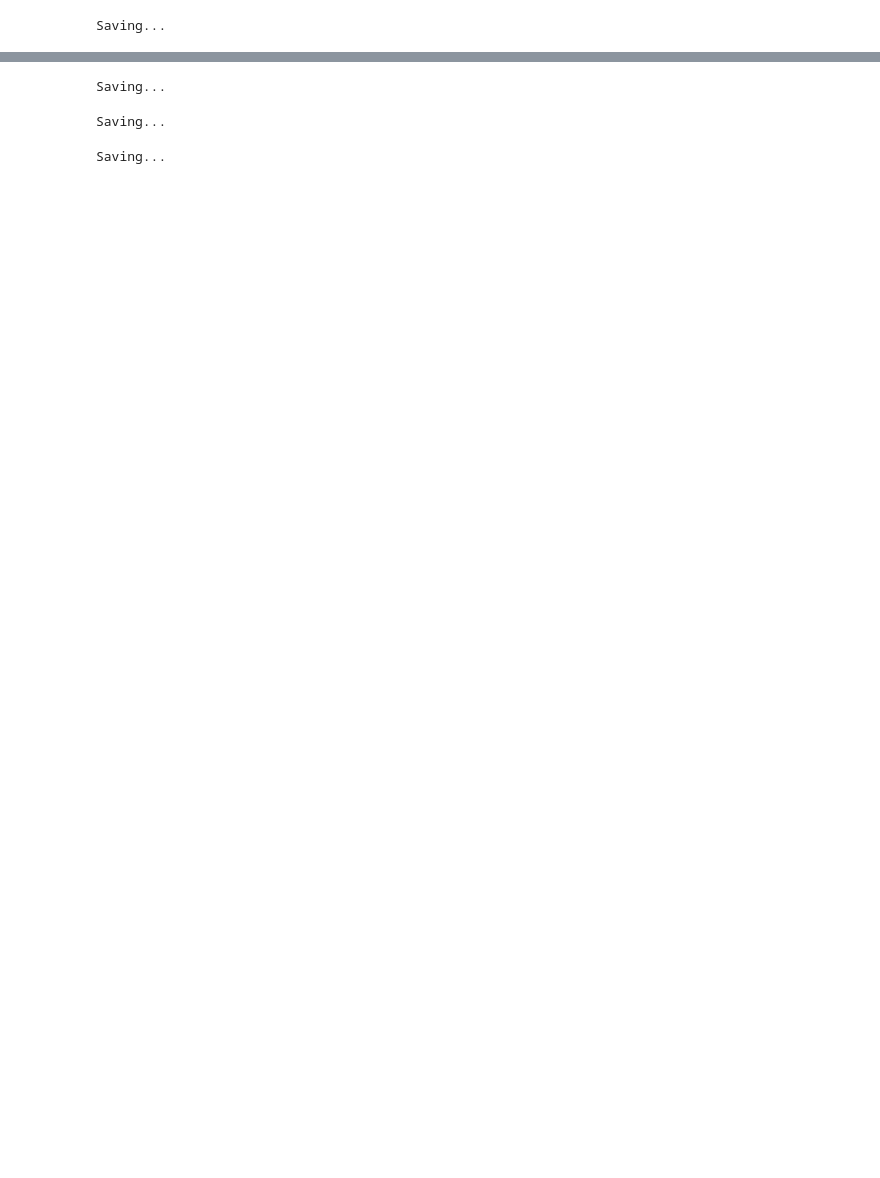
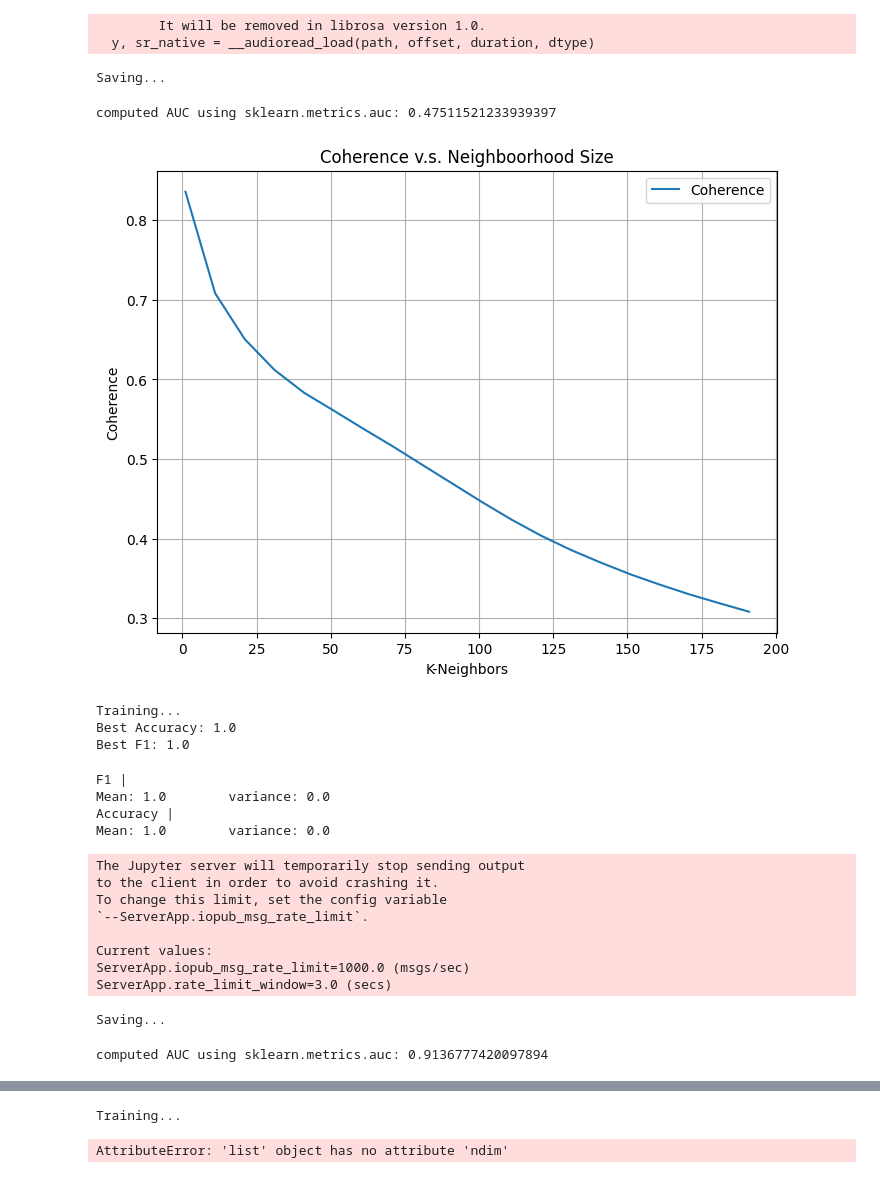
Before and after one commit to Gorp5/ContrastiveMusicLearning, a Jupyter notebook: src/MetricEvaluation.ipynb, the cells around one changed output, grey strips where cells are left out. Drawn from its saved outputs; the diff is of its cells as text; code cells hidden in the pictures; blank space fills up the shorter version.

```diff
--- a/src/MetricEvaluation.ipynb
+++ b/src/MetricEvaluation.ipynb
@@ -229,6 +343,64 @@ def process_song():
+# %%
+from torch.nn import BCEWithLogitsLoss
+from data.data_utils import MTAT
+from torch.utils.data import DataLoader
+import torch.nn
+
+directory = "D:\\SongsDataset\\MTAT\\"
+MTAT_dataset = MTAT(directory)
+MTAT_dataloader = DataLoader(
+    MTAT_dataset,
+    batch_size=1,
+    shuffle=True,
+    num_workers=2,
+    prefetch_factor=1
+)
+
+def mtat_eval(model, name, chunking=True, chunk_size=1024, averaging=True, k=100, already_generated=False, granularity=5):
+    if not already_generated:
+        generate_evaluation_dataset(model, "MTAT", MTAT_dataloader, name, chunking=chunking, chunk_size=chunk_size, averaging=averaging)
+
+    num_classes = 10
+
+    directory = f"D:\\SongsDataset\\MTAT\\latent_datasets\\{name}\\"
+    latent_dataset = LatentDataset(directory + "full-set\\", num_classes=num_classes)
+
+    local_tag_coherence(latent_dataset, max_k=k, granularity=granularity)
+
+    params = grid_search(latent_dataset, num_classes, criterion=BCEWithLogitsLoss())
+    model_type, learning_rate, weight_decay, dropout = params
+    batch_size = 64 if chunking else 1
+    (mean_f1, variance_f1), (mean_accuracy, variance_accuracy) = continuous_fold(latent_dataset, model_type, name, learning_rate, weight_decay, dropout, batch_size, count=12)
+
+    print(f"F1 | \nMean: {mean_f1}\t variance: {variance_f1}")
+    print(f"Accuracy | \nMean: {mean_accuracy}\t variance: {variance_accuracy}")
+# %% [output]
+        It will be removed in librosa version 1.0.
+  y, sr_native = __audioread_load(path, offset, duration, dtype)
 # %%
-model = torch.load("E:\\Coding\\SongAnalyzer\\Analyzer\\src\\trained_models\\Myna-CLS-Sinusoidal\\Epoch-79.pt", weights_only=False)
-model.encoding = "sinusoidal"
-generate_evaluation_dataset(model, GTZAN_dataloader, "Sinusoidal-Chunking-256", chunking=True, chunk_size=256, averaging=True)
+model = torch.load("E:\\Coding\\SongAnalyzer\\Analyzer\\src\\final-models\\Myna-sinusoidal-ALIBI-256L-0.9M\\sinusoidal_Epoch-511.pt", weights_only=False)
+model.mask_ratio = 0
+name = "Sinusoidal-Chunking-256"
+gtzan_eval(model, name, chunking=True, chunk_size=256, averaging=True, k=200, already_generated=False, granularity=10)
+mtat_eval(model, name, chunking=True, chunk_size=256, averaging=True, k=20, already_generated=False, granularity=5)
 # %% [output]
 Saving...
+computed AUC using sklearn.metrics.auc: 0.47511521233939397
+[figure, added]
+Training...
+Best Accuracy: 1.0
+Best F1: 1.0
+F1 |
+Mean: 1.0        variance: 0.0
+Accuracy |
+Mean: 1.0        variance: 0.0
+The Jupyter server will temporarily stop sending output
+to the client in order to avoid crashing it.
+To change this limit, set the config variable
+`--ServerApp.iopub_msg_rate_limit`.
+
+Current values:
+ServerApp.iopub_msg_rate_limit=1000.0 (msgs/sec)
+ServerApp.rate_limit_window=3.0 (secs)
+Saving...
+computed AUC using sklearn.metrics.auc: 0.9136777420097894
@@ -234,0 +408,2 @@ Saving...
+Training...
+AttributeError: 'list' object has no attribute 'ndim'
@@ -238,12 +409,0 @@ model.encoding = "2D-ALIBI"
-# %%
-generate_evaluation_dataset(model, GTZAN_dataloader, "ALIBI-Chunking-256", chunking=True, chunk_size=256, averaging=True)
-# %% [output]
-Saving...
-# %%
-generate_evaluation_dataset(model, GTZAN_dataloader, "ALIBI-Chunking-512", chunking=True, chunk_size=512, averaging=True)
-# %% [output]
-Saving...
-# %%
-generate_evaluation_dataset(model, GTZAN_dataloader, "ALIBI-Chunking-1024", chunking=True, chunk_size=1024, averaging=True)
-# %% [output]
-Saving...
```
Also changed, not shown: parts of 29 cells of this notebook, 9 other files.
